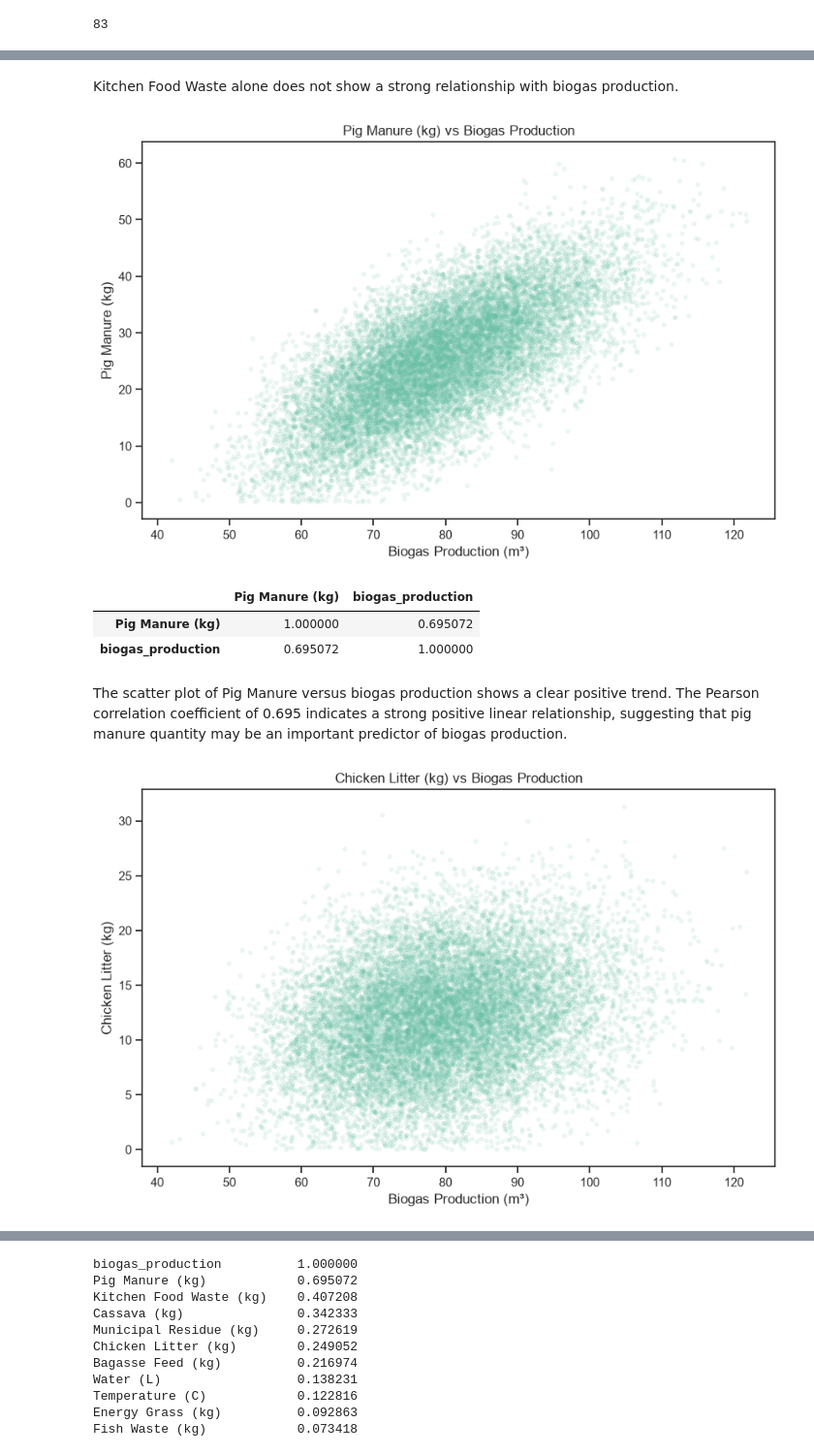
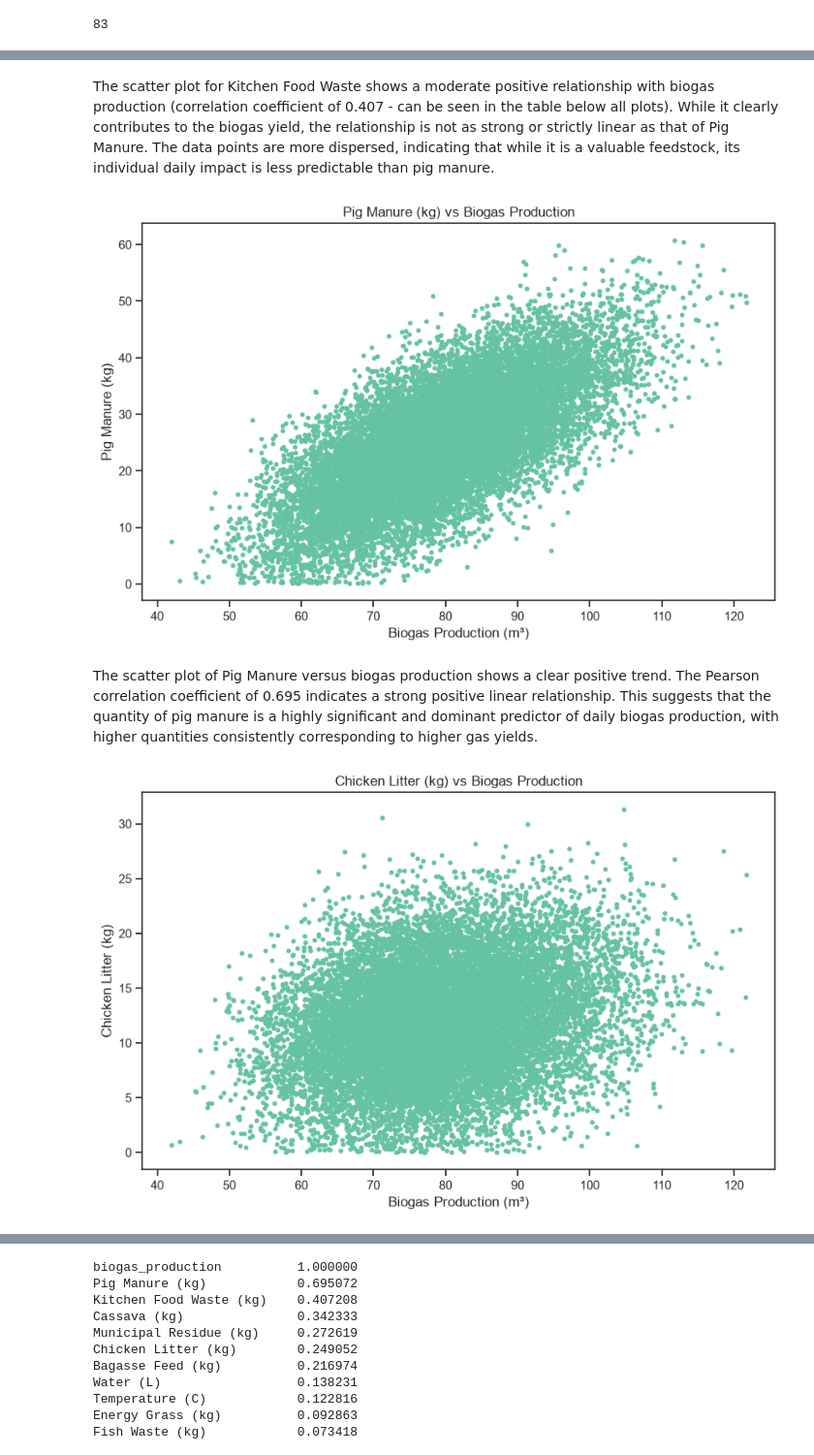
Before and after one commit to hris0077/ml_project, a Jupyter notebook: project.ipynb, the cells around one changed output, grey strips where cells are left out. Shown at 97% size. Drawn from its saved outputs; the diff is of its cells as text; code cells hidden in the pictures.

```diff
--- a/project.ipynb
+++ b/project.ipynb
@@ -294,3 +268,0 @@ We find out that there is 83 outliers out of 15,298 rows. This can be interprita
-# %%
-sns.set(style='ticks', palette='Set2')
-sns.lmplot(x="biogas_production", y="Kitchen Food Waste (kg)", data=biogas_data)
@@ -319,41 +280,26 @@ biogas_data[
 # %% [markdown]
-Kitchen Food Waste alone does not show a strong relationship with biogas production.
+The scatter plot for Kitchen Food Waste shows a moderate positive relationship with biogas production (correlation coefficient of 0.407 - can be seen in the table below all plots). While it clearly contributes to the biogas yield, the relationship is not as strong or strictly linear as that of Pig Manure. The data points are more dispersed, indicating that while it is a valuable feedstock, its individual daily impact is less predictable than pig manure.
 # %%
-#sns.set(style='ticks', palette='Set2')
-#sns.lmplot(x="biogas_production", y="Pig Manure (kg)", data=biogas_data)
-
 plt.figure(figsize=(10, 6))
 plt.scatter(biogas_data["biogas_production"],
             biogas_data["Pig Manure (kg)"],
-            alpha=0.1, s=10)
+             s=10)
 plt.xlabel("Biogas Production (m³)")
 plt.ylabel("Pig Manure (kg)")
 plt.title("Pig Manure (kg) vs Biogas Production")
 plt.show()
 # %% [output]
-[figure, old version]
+[figure, new version]
-# %%
-biogas_data[
-
-    ["Pig Manure (kg)", "biogas_production"]
-
-].corr()
-# %% [output]
-|  | Pig Manure (kg) | biogas_production |
-| Pig Manure (kg) | 1.000000 | 0.695072 |
-| biogas_production | 0.695072 | 1.000000 |
 # %% [markdown]
-The scatter plot of Pig Manure versus biogas production shows a clear positive trend. The Pearson correlation coefficient of 0.695 indicates a strong positive linear relationship, suggesting that pig manure quantity may be an important predictor of biogas production.
+The scatter plot of Pig Manure versus biogas production shows a clear positive trend. The Pearson correlation coefficient of 0.695 indicates a strong positive linear relationship. This suggests that the quantity of pig manure is a highly significant and dominant predictor of daily biogas production, with higher quantities consistently corresponding to higher gas yields.
 # %%
-#sns.set(style='ticks', palette='Set2')
-#sns.lmplot(x="biogas_production", y="Chicken Litter (kg)", data=biogas_data)
 plt.figure(figsize=(10, 6))
 plt.scatter(biogas_data["biogas_production"],
             biogas_data["Chicken Litter (kg)"],
-            alpha=0.1, s=10)
+             s=10)
 plt.xlabel("Biogas Production (m³)")
 plt.ylabel("Chicken Litter (kg)")
 plt.title("Chicken Litter (kg) vs Biogas Production")
 plt.show()
 # %% [output]
-[figure, old version]
+[figure, new version]
```
Also changed, not shown: parts of 40 cells of this notebook.
